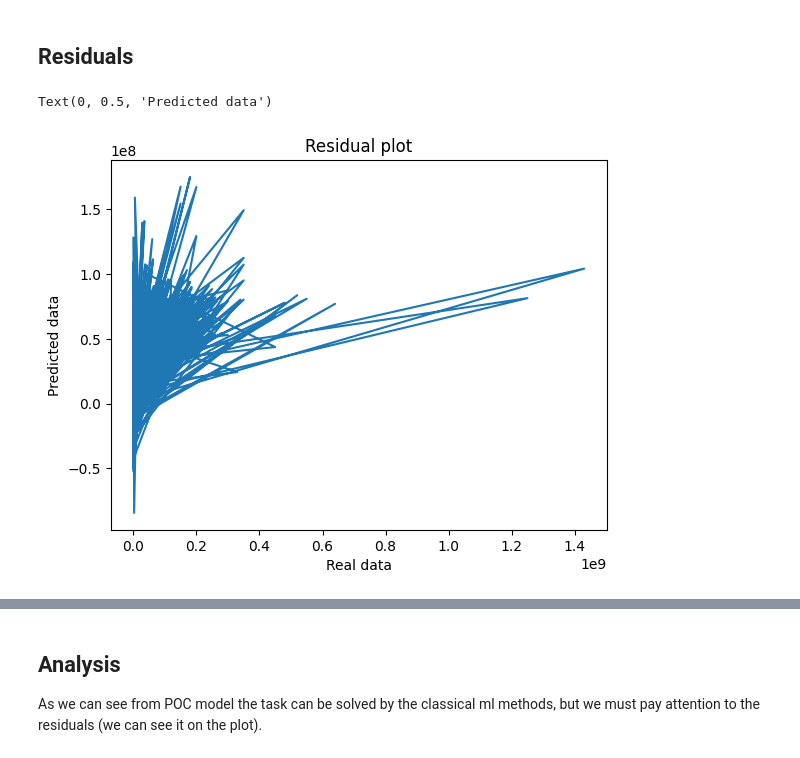
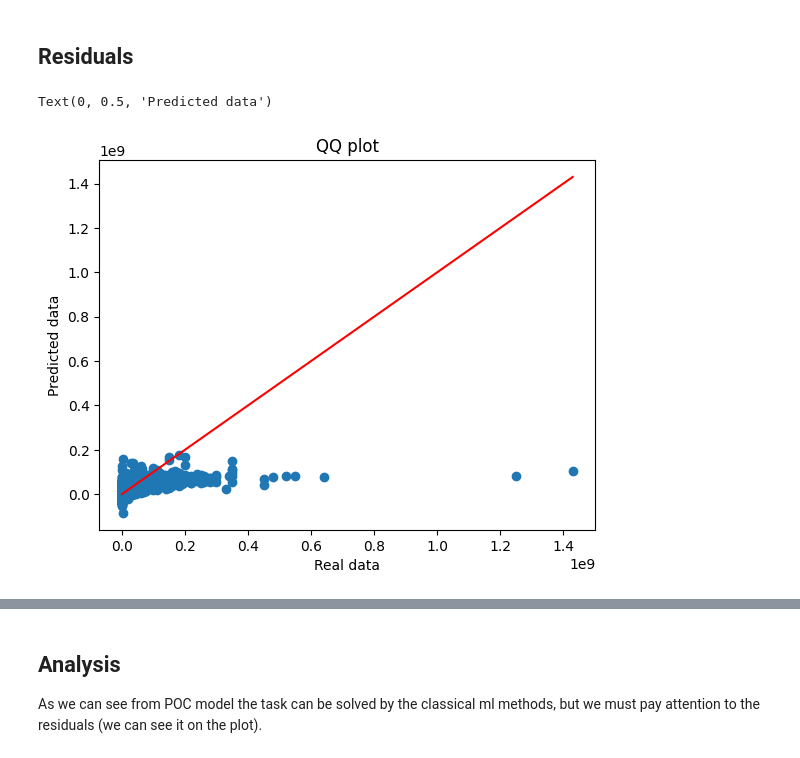
Before and after one commit to Hexy00123/Sum2024MLOps, a Jupyter notebook: notebooks/poc_model.ipynb, the cells around one changed output, grey strips where cells are left out. Drawn from its saved outputs; the diff is of its cells as text; code cells hidden in the pictures.

Commit message:
fix: updated POC plots

```diff
--- a/notebooks/poc_model.ipynb
+++ b/notebooks/poc_model.ipynb
@@ -167,10 +167,12 @@ Lasso
 # %%
 import matplotlib.pyplot as plt
 # %%
-plt.plot(y_test, predictions_test)
-plt.title("Residual plot")
+plt.scatter(y_test, predictions_test)
+plt.plot([min(y_test), max(y_test)],
+         [min(y_test), max(y_test)], color='red')
+plt.title("QQ plot")
 plt.xlabel("Real data")
 plt.ylabel("Predicted data")
 # %% [output]
 Text(0, 0.5, 'Predicted data')
-[figure, old version]
+[figure, new version]
```
Also changed, not shown: parts of 2 cells of this notebook, 3 other files.
